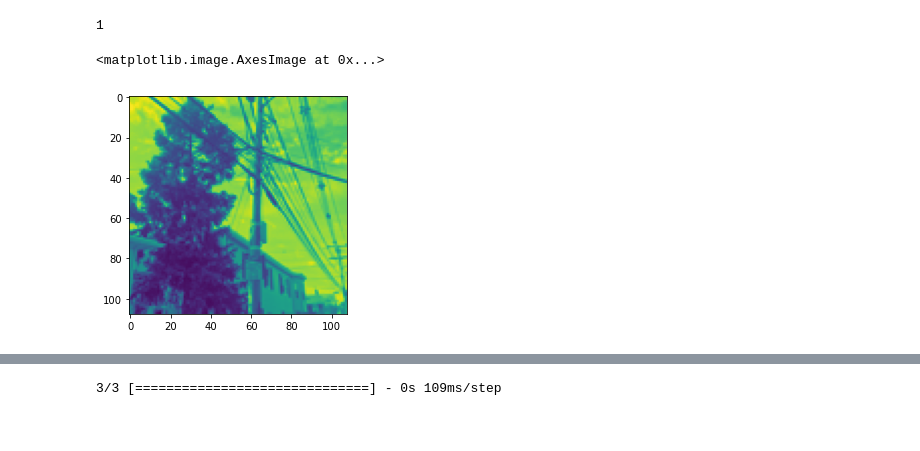
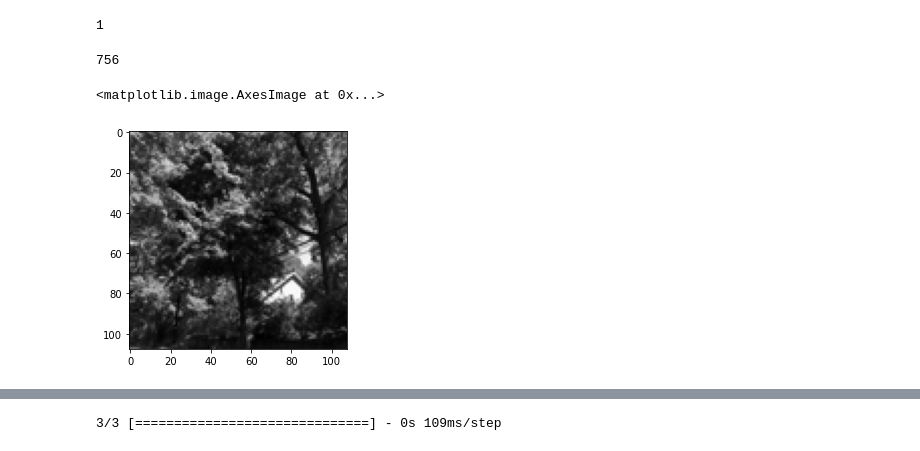
Before and after one commit to narslab/vis-inference, a Jupyter notebook: bin/jupyter/prototype-cnn.ipynb, the cells around one changed output, grey strips where cells are left out. Cells and saved outputs as stored; diff of their text form; code cells hidden in the pictures.

```diff
--- a/bin/jupyter/prototype-cnn.ipynb
+++ b/bin/jupyter/prototype-cnn.ipynb
@@ -78,8 +72,13 @@ def splitData(image_array, prop = 0.80, seed_num = 111):
 # %%
 processed_image_data = processImageData(108, channels = NUM_CHANNEL)
 train_data, test_data = splitData(processed_image_data, seed_num = 111)
+# %%
+len(processed_image_data)
+# %% [output]
+756
 # %%
-plt.imshow(processed_image_data[0][0])#, cmap = 'gist_gray')
+plt.imshow(processed_image_data[202][0], cmap = 'gist_gray')
+#plt.savefig( "../../figures/image0.png", dpi=100)
 # %% [output]
 <matplotlib.image.AxesImage at 0x...>
-[figure, old version]
+[figure, new version]
```
Also changed, not shown: parts of 11 cells of this notebook, 1 other file.
